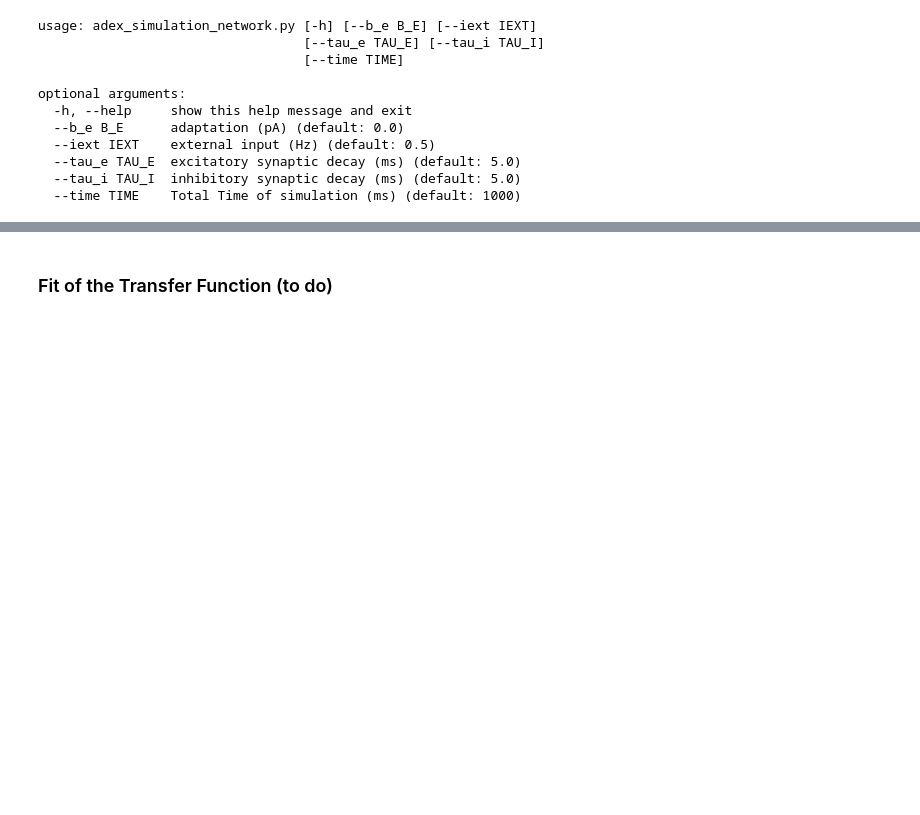
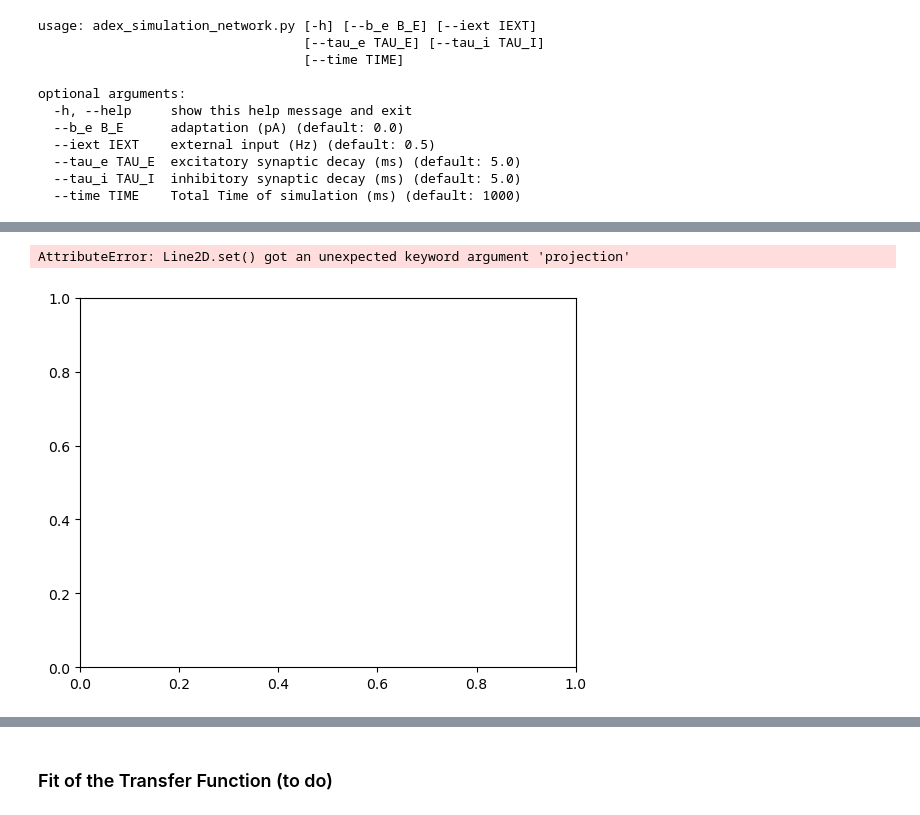
Before and after one commit to mariasacha/paper_pipeline_hub, a Jupyter notebook: whole_pipeline.ipynb, the cells around one changed output, grey strips where cells are left out. Cells and saved outputs as stored; diff of their text form; code cells hidden in the pictures; blank space fills up the shorter version.

```diff
--- a/whole_pipeline.ipynb
+++ b/whole_pipeline.ipynb
@@ -79,0 +429,5 @@ optional arguments:
+# %%
+plt.plot(lol, '.', projection="3d")
+# %% [output]
+AttributeError: Line2D.set() got an unexpected keyword argument 'projection'
+[figure, added]
```
Also changed, not shown: parts of 46 cells of this notebook, 4 other files.
